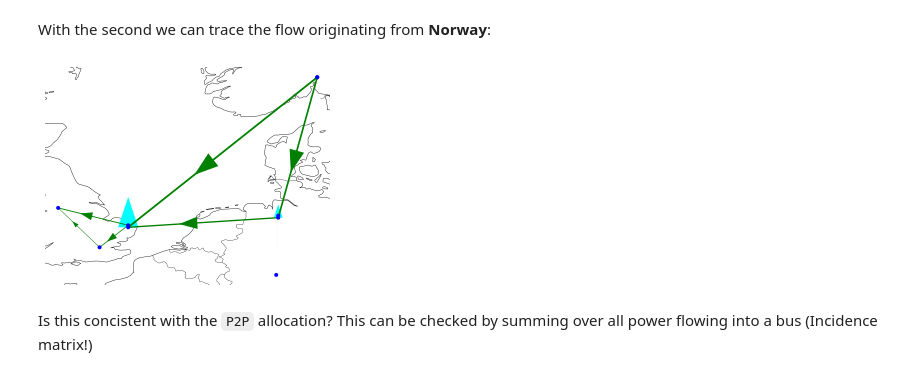
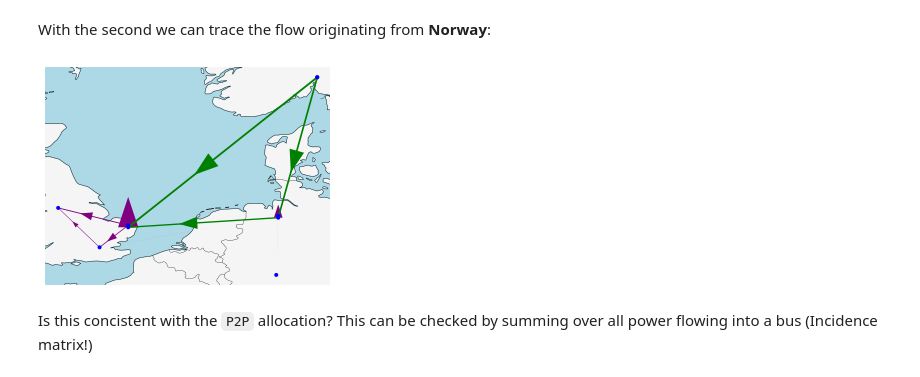
Before and after one commit to FRESNA/netallocation, a Jupyter notebook: examples/Getting Started.ipynb, the cells around one changed output. Saved outputs shown, nothing was run; the diff lists cells and outputs as text; code cells hidden in the pictures.

```diff
--- a/examples/Getting Started.ipynb
+++ b/examples/Getting Started.ipynb
@@ -113,9 +113,9 @@ Name: peer_to_peer, dtype: float64
 With the second we can trace the flow originating from **Norway**:
 # %%
 flow = ap.peer_on_branch_to_peer.sel(source='Norway').sum('sink')
-n.plot(flow=flow.to_series()/10);
+n.plot(flow=flow.to_series()/10, **plot_kwargs);
 # %% [output]
-[figure, old version]
+[figure, new version]
 # %% [markdown]
 Is this concistent with the `P2P` allocation? This can be checked by summing over all power flowing into a bus (Incidence matrix!)
 # %%
```
Also changed, not shown: parts of 1 cell of this notebook.
